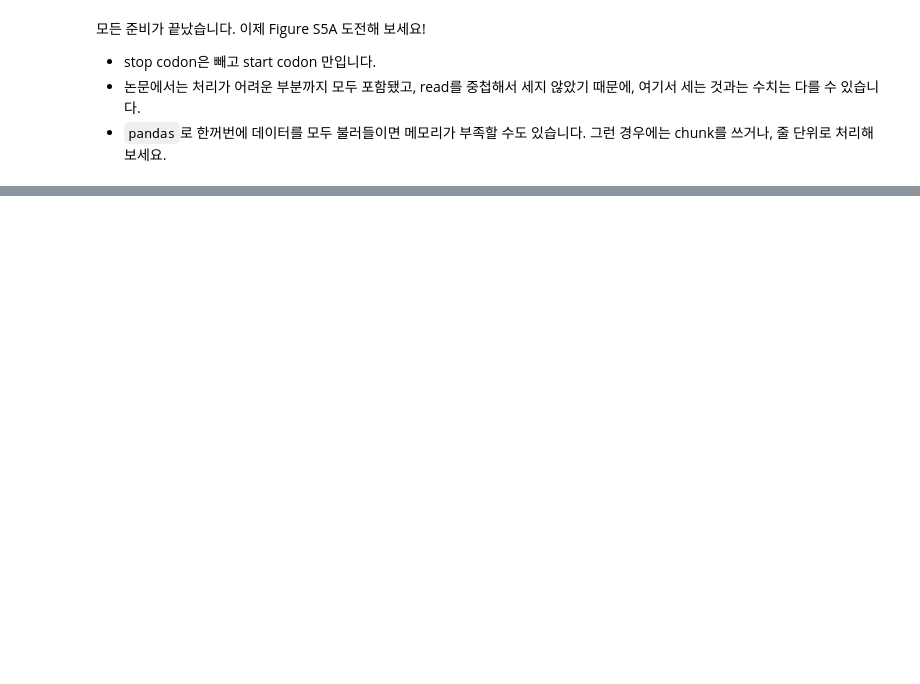
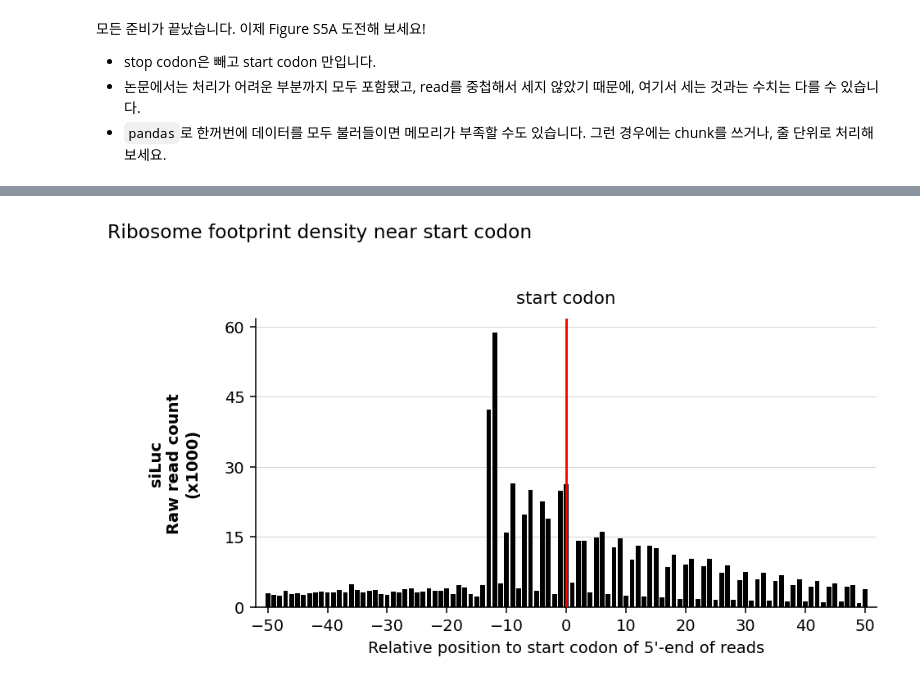
Before and after one commit to fluffyThor/Bioinfo1_project, a Jupyter notebook: Guided Mission 2주차 실습용 노트북 (5월 7일 오후 9시까지 push).ipynb, the cells around one changed output, grey strips where cells are left out. Saved outputs shown, nothing was run; the diff lists cells and outputs as text; code cells hidden in the pictures; blank space fills up the shorter version.

Commit message:
Update week2 notebook to final Figure S5A code

```diff
--- a/Guided Mission 2주차 실습용 노트북 (5월 7일 오후 9시까지 push).ipynb
+++ b/Guided Mission 2주차 실습용 노트북 (5월 7일 오후 9시까지 push).ipynb
@@ -171,7 +303,7 @@ start codon가 들어가 있는 exon들을 고르기 위해서 미리 + strand
 
 import numpy as np
 import matplotlib.pyplot as plt
-from matplotlib.ticker import MaxNLocator
+import matplotlib.ticker as ticker
 from collections import defaultdict
 from pathlib import Path
 
@@ -226,74 +358,48 @@ with infile.open(encoding="utf-8") as f:
 print("데이터 집계 완료.")
 
 x_positions = np.arange(plot_range[0], plot_range[1] + 1)
-y_raw = np.array([counts[int(x)] for x in x_positions], dtype=float)
-# Y축: 라벨 (×10³)과 동일하게 막대 높이를 천 단위로 표시 (원래 read count / 1000)
-SCALE = 1000.0
-y_plot = y_raw / SCALE
-ymax = float(y_plot.max()) if y_plot.size else 0.0
+y_counts = np.array([counts[int(x)] for x in x_positions])
+ymax = int(y_counts.max()) if y_counts.size else 0
 
-plt.rcParams.update({
-    "font.size": 10,
-    "axes.labelsize": 10,
-    "axes.titlesize": 11,
-    "xtick.labelsize": 9,
-    "ytick.labelsize": 9,
-})
+fig, ax = plt.subplots(figsize=(7, 4), dpi=140)
+ax.set_facecolor("white")
+ax.bar(x_positions, y_counts, color="black", width=0.8, align="center", linewidth=0, zorder=3)
 
-fig, ax = plt.subplots(figsize=(7.2, 4.2), dpi=150, facecolor="white")
-ax.set_facecolor("white")
-
-ax.bar(
-    x_positions,
-    y_plot,
-    width=0.92,
-    color="black",
-    align="center",
-    linewidth=0,
-    edgecolor="none",
-    zorder=3,
-)
-
-# 패널 제목은 논문 Supplement 느낌: 왼쪽 정렬 A + 소제목
 fig.suptitle(
-    "A  Ribosome footprint density near start codon",
+    "Ribosome footprint density near start codon",
     fontsize=12,
     x=0.02,
-    y=0.98,
     ha="left",
-    va="top",
 )
-ax.set_title("start codon", fontsize=11, pad=12)
-# (×10³) = 축 숫자가 이미 천 단위임을 명시
-ax.set_ylabel(
-    "siLuc\nRaw read count (×10³)",
-    fontsize=10,
-    fontweight="bold",
-    labelpad=12,
-)
+ax.set_title("start codon", fontsize=11, pad=10)
+ax.set_ylabel("siLuc\nRaw read count\n(x1000)", fontsize=10, fontweight="bold", labelpad=15)
 ax.set_xlabel(
-    "Relative position to start codon of 5′-end of reads",
+    "Relative position to start codon of 5'-end of reads",
     fontsize=10,
 )
-
 ax.set_xlim(plot_range[0] - 2, plot_range[1] + 2)
 ax.set_xticks(np.arange(-50, 51, 10))
-ax.tick_params(axis="both", length=4, width=0.8)
 
+
+def thousand_formatter(x, _pos):
+    return f"{int(x / 1000)}"
+
+
+ax.yaxis.set_major_formatter(ticker.FuncFormatter(thousand_formatter))
 if ymax > 0:
-    ax.set_ylim(0, ymax * 1.08)
-    ax.yaxis.set_major_locator(MaxNLocator(nbins=6, steps=[1, 2, 2.5, 5, 10]))
+    step = max(1000, int(np.ceil(ymax / 4 / 1000)) * 1000)
+    yticks = np.arange(0, ymax + step, step)
+    ax.set_yticks(yticks)
 else:
-    ax.set_ylim(0, 1)
-    ax.set_yticks([0, 0.5])
+    ax.set_yticks([0, 1])
 
-ax.axvline(0, color="red", linewidth=1.3, zorder=5)
-ax.grid(axis="y", color="#d0d0d0", linestyle="-", linewidth=0.7, zorder=0)
-ax.set_axisbelow(True)
+ax.axvline(0, color="red", linewidth=1.5, zorder=4)
+ax.grid(axis="y", color="lightgrey", linestyle="-", linewidth=0.5, zorder=0)
 ax.spines["top"].set_visible(False)
 ax.spines["right"].set_visible(False)
-ax.spines["left"].set_linewidth(0.9)
-ax.spines["bottom"].set_linewidth(0.9)
+ax.spines["left"].set_color("black")
+ax.spines["bottom"].set_color("black")
 
-fig.subplots_adjust(left=0.14, right=0.98, top=0.82, bottom=0.18)
+plt.tight_layout(rect=[0.05, 0, 1, 0.95])
 plt.show()
+# %% [output]
@@ -299,0 +409 @@ plt.show()
+[figure, added]
```
Also changed, not shown: parts of 14 cells of this notebook.
